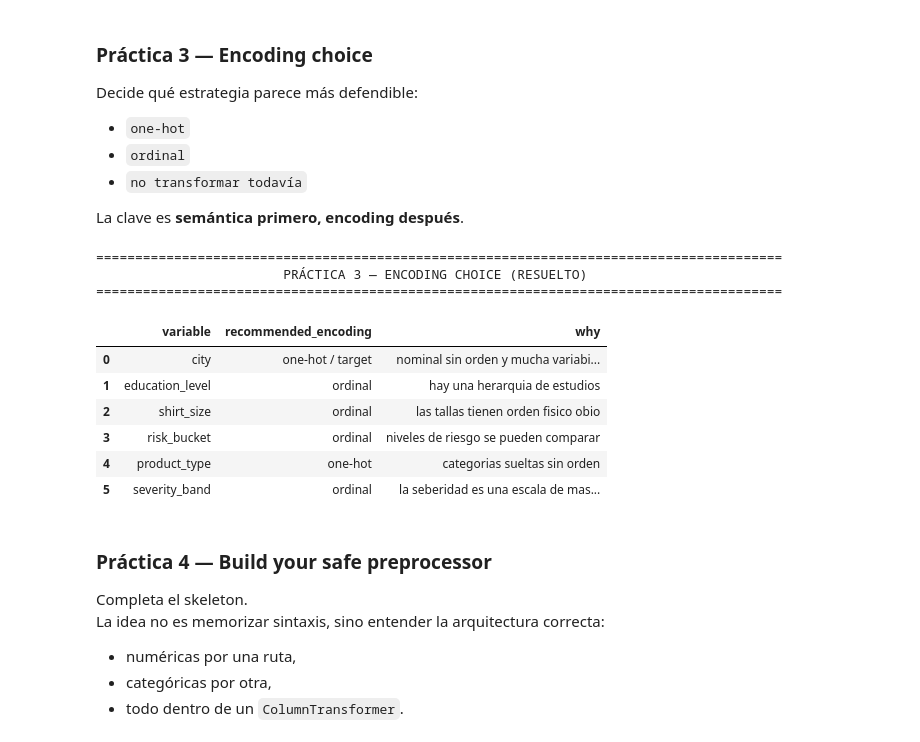
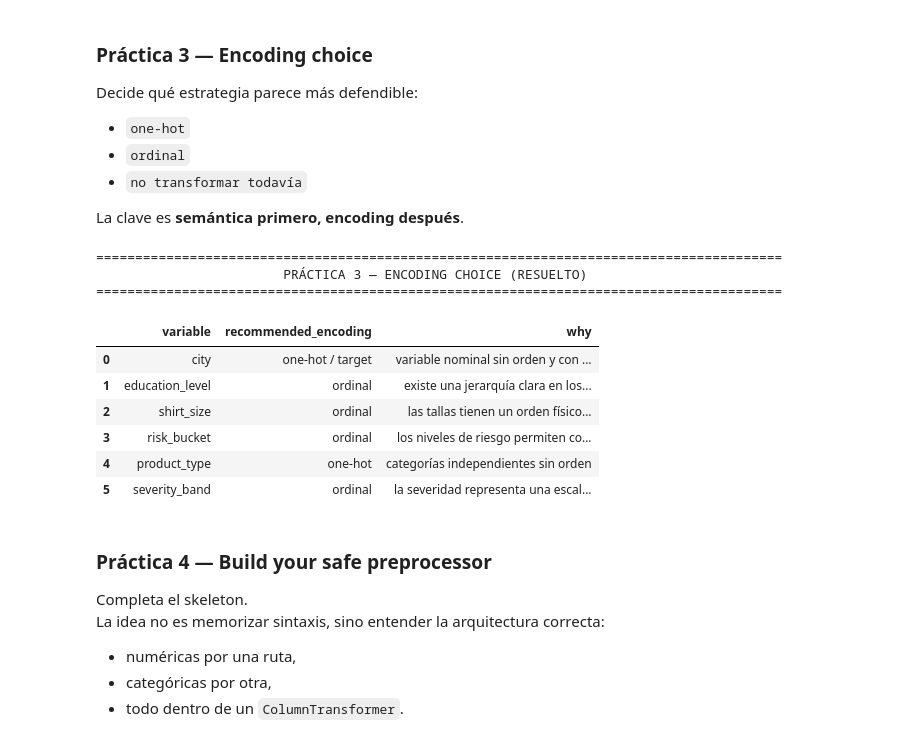
Before and after one commit to QuitoTactico/Courses-and-Certifications, a Jupyter notebook: notebooks/ml_machinelearninglandscape.ipynb, the cells around one changed output. Cells and saved outputs as stored; diff of their text form; code cells hidden in the pictures.

```diff
--- a/notebooks/ml_machinelearninglandscape.ipynb
+++ b/notebooks/ml_machinelearninglandscape.ipynb
@@ -1796,34 +1793,45 @@ La clave es **semántica primero, encoding después**.
 # %%
 encoding_cases = pd.DataFrame({
     "variable": [
-        "city", "education_level", "shirt_size", "risk_bucket", "product_type", "severity_band"
+        "city",
+        "education_level",
+        "shirt_size",
+        "risk_bucket",
+        "product_type",
+        "severity_band",
+        "customer_segment",
     ],
     "recommended_encoding": [
-        "one-hot / target", "ordinal", "ordinal", "ordinal", "one-hot", "ordinal"
+        "one-hot / target",
+        "ordinal",
+        "ordinal",
+        "ordinal",
+        "one-hot",
+        "ordinal"
     ],
     "why": [
         "variable nominal sin orden y con alta variabilidad",
         "existe una jerarquía clara en los niveles de estudio",
-        "las tallas tienen un orden físico intrínseco",
+        "las tallas tienen un orden físico en la realidad",
         "los niveles de riesgo permiten comparaciones",
         "categorías independientes sin orden",
         "la severidad representa una escala de intensidad"
     ]
 })
 
-print_section("PRÁCTICA 3 — ENCODING CHOICE (RESUELTO)")
+print_section("PRÁCTICA 3 — ENCODING CHOICE")
 display(encoding_cases)
 # %% [output]
 ========================================================================================
                         PRÁCTICA 3 — ENCODING CHOICE (RESUELTO)
 ========================================================================================
 |  | variable | recommended_encoding | why |
-| 0 | city | one-hot / target | nominal sin orden y mucha variabi... |
-| 1 | education_level | ordinal | hay una herarquia de estudios |
-| 2 | shirt_size | ordinal | las tallas tienen orden fisico obio |
-| 3 | risk_bucket | ordinal | niveles de riesgo se pueden comparar |
-| 4 | product_type | one-hot | categorias sueltas sin orden |
-| 5 | severity_band | ordinal | la seberidad es una escala de mas... |
+| 0 | city | one-hot / target | variable nominal sin orden y con ... |
+| 1 | education_level | ordinal | existe una jerarquía clara en los... |
+| 2 | shirt_size | ordinal | las tallas tienen un orden físico... |
+| 3 | risk_bucket | ordinal | los niveles de riesgo permiten co... |
+| 4 | product_type | one-hot | categorías independientes sin orden |
+| 5 | severity_band | ordinal | la severidad representa una escal... |
 # %% [markdown]
 ### Práctica 4 — Build your safe preprocessor
 
```
Also changed, not shown: parts of 5 cells of this notebook.
